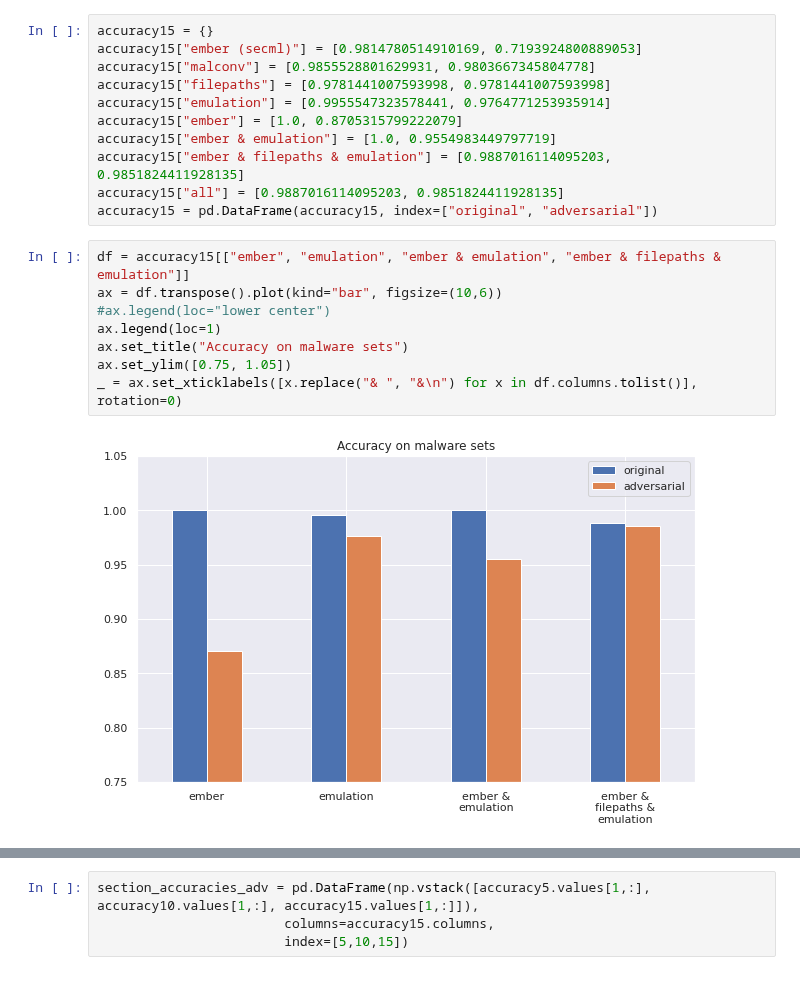
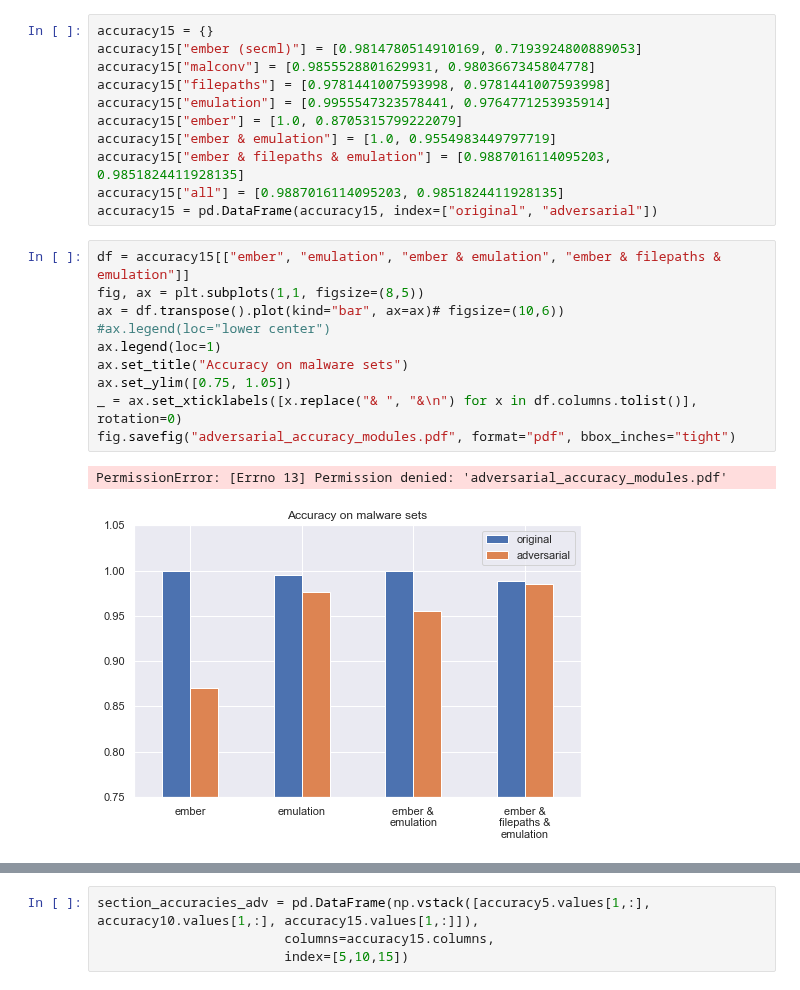
Before and after one commit to dtrizna/quo.vadis, a Jupyter notebook: evaluation/adversarial/composite_adversarial_evaluation/visualisations.ipynb, the cells around one changed output, grey strips where cells are left out. Cells and saved outputs as stored; diff of their text form.

```diff
--- a/evaluation/adversarial/composite_adversarial_evaluation/visualisations.ipynb
+++ b/evaluation/adversarial/composite_adversarial_evaluation/visualisations.ipynb
@@ -42,14 +42,17 @@ accuracy15["all"] = [0.9887016114095203, 0.9851824411928135]
 accuracy15 = pd.DataFrame(accuracy15, index=["original", "adversarial"])
 # %%
 df = accuracy15[["ember", "emulation", "ember & emulation", "ember & filepaths & emulation"]]
-ax = df.transpose().plot(kind="bar", figsize=(10,6))
+fig, ax = plt.subplots(1,1, figsize=(8,5))
+ax = df.transpose().plot(kind="bar", ax=ax)# figsize=(10,6))
 #ax.legend(loc="lower center")
 ax.legend(loc=1)
 ax.set_title("Accuracy on malware sets")
 ax.set_ylim([0.75, 1.05])
 _ = ax.set_xticklabels([x.replace("& ", "&\n") for x in df.columns.tolist()], rotation=0)
+fig.savefig("adversarial_accuracy_modules.pdf", format="pdf", bbox_inches="tight")
 # %% [output]
+PermissionError: [Errno 13] Permission denied: 'adversarial_accuracy_modules.pdf'
-[figure, old version]
+[figure, new version]
 # %%
 fig, ax = plt.subplots(figsize=(10,6))
 modules = ["ember", "ember & emulation", "ember & filepaths & emulation"]
```
Also changed, not shown: parts of 4 cells of this notebook, 3 other files.
